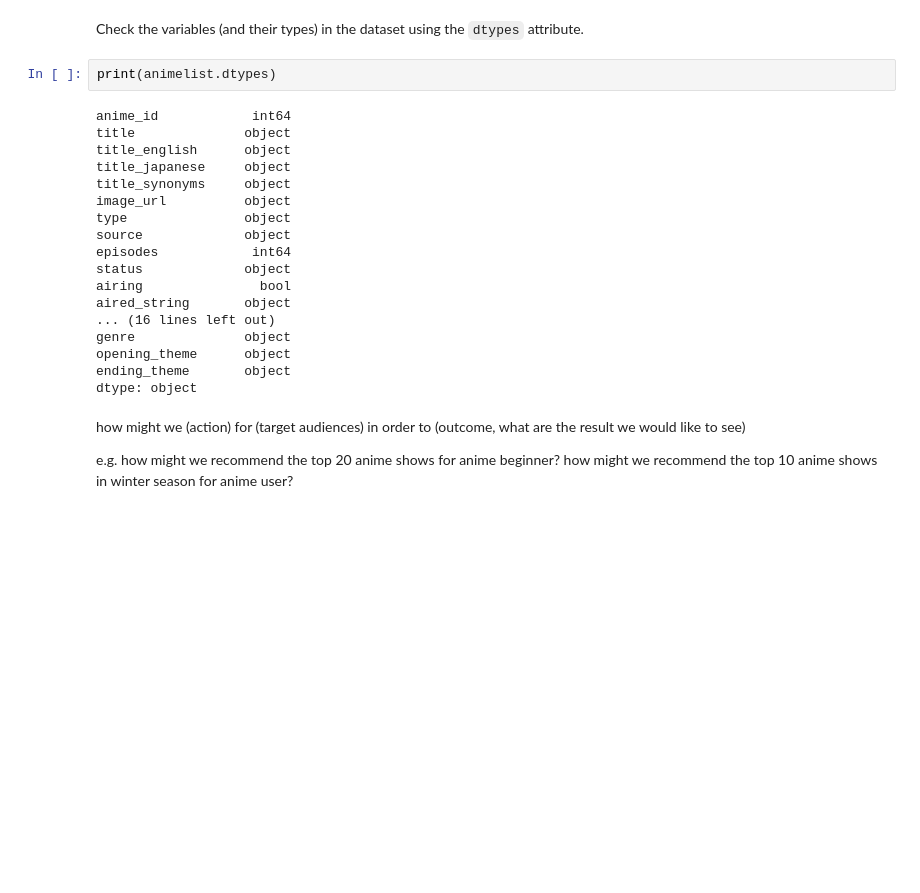
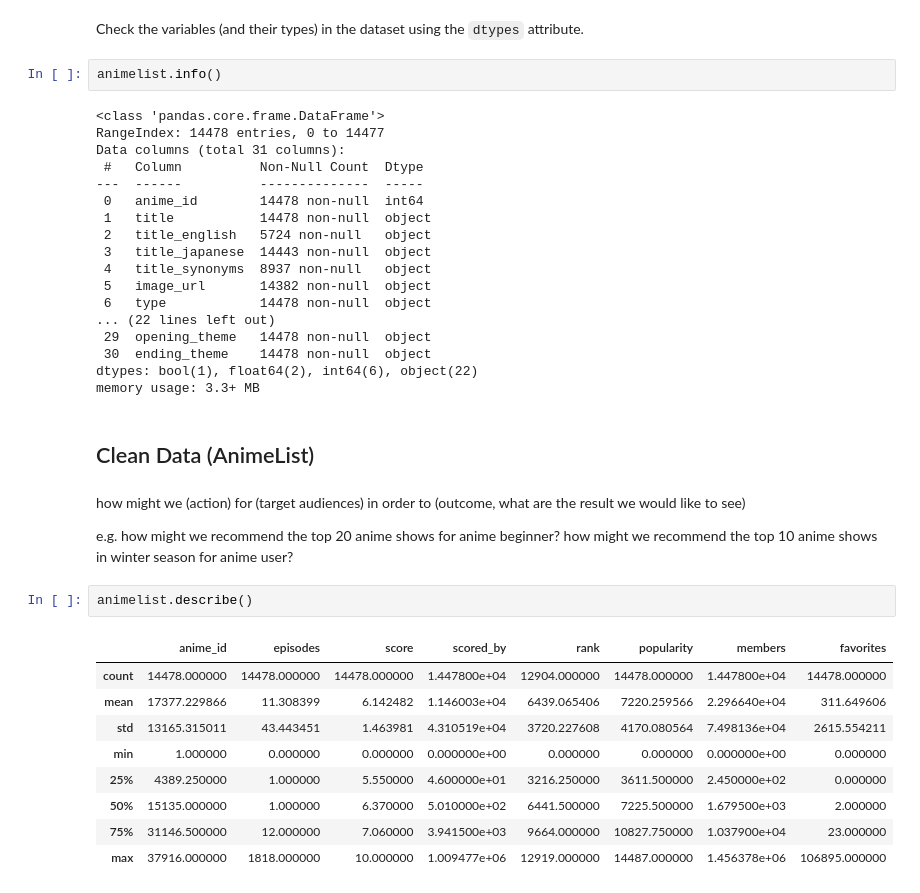
Before and after one commit to TanGuiShan/mini_project, a Jupyter notebook: Data import.ipynb, the cells around one changed output. Saved outputs shown, nothing was run; the diff lists cells and outputs as text; blank space fills up the shorter version.

```diff
--- a/Data import.ipynb
+++ b/Data import.ipynb
@@ -155,28 +154,42 @@ Data dims :  (14478, 31)
 # %% [markdown]
 Check the variables (and their types) in the dataset using the `dtypes` attribute.
 # %%
-print(animelist.dtypes)
+animelist.info()
 # %% [output]
-anime_id            int64
-title              object
-title_english      object
-title_japanese     object
-title_synonyms     object
-image_url          object
-type               object
-source             object
-episodes            int64
-status             object
-airing               bool
-aired_string       object
-... (16 lines left out)
-genre              object
-opening_theme      object
-ending_theme       object
-dtype: object
+<class 'pandas.core.frame.DataFrame'>
+RangeIndex: 14478 entries, 0 to 14477
+Data columns (total 31 columns):
+ #   Column          Non-Null Count  Dtype
+---  ------          --------------  -----
+ 0   anime_id        14478 non-null  int64
+ 1   title           14478 non-null  object
+ 2   title_english   5724 non-null   object
+ 3   title_japanese  14443 non-null  object
+ 4   title_synonyms  8937 non-null   object
+ 5   image_url       14382 non-null  object
+ 6   type            14478 non-null  object
+... (22 lines left out)
+ 29  opening_theme   14478 non-null  object
+ 30  ending_theme    14478 non-null  object
+dtypes: bool(1), float64(2), int64(6), object(22)
+memory usage: 3.3+ MB
+# %% [markdown]
+## Clean Data (AnimeList)
 # %% [markdown]
 how might we (action) for (target audiences) in order to (outcome, what are the result we would like to see)
 
 e.g.
 how might we recommend the top 20 anime shows for anime beginner?
 how might we recommend the top 10 anime shows in winter season for anime user?
+# %%
+animelist.describe()
+# %% [output]
+|  | anime_id | episodes | score | scored_by | rank | popularity | members | favorites |
+| count | 14478.000000 | 14478.000000 | 14478.000000 | 1.447800e+04 | 12904.000000 | 14478.000000 | 1.447800e+04 | 14478.000000 |
+| mean | 17377.229866 | 11.308399 | 6.142482 | 1.146003e+04 | 6439.065406 | 7220.259566 | 2.296640e+04 | 311.649606 |
+| std | 13165.315011 | 43.443451 | 1.463981 | 4.310519e+04 | 3720.227608 | 4170.080564 | 7.498136e+04 | 2615.554211 |
+| min | 1.000000 | 0.000000 | 0.000000 | 0.000000e+00 | 0.000000 | 0.000000 | 0.000000e+00 | 0.000000 |
+| 25% | 4389.250000 | 1.000000 | 5.550000 | 4.600000e+01 | 3216.250000 | 3611.500000 | 2.450000e+02 | 0.000000 |
+| 50% | 15135.000000 | 1.000000 | 6.370000 | 5.010000e+02 | 6441.500000 | 7225.500000 | 1.679500e+03 | 2.000000 |
+| 75% | 31146.500000 | 12.000000 | 7.060000 | 3.941500e+03 | 9664.000000 | 10827.750000 | 1.037900e+04 | 23.000000 |
+| max | 37916.000000 | 1818.000000 | 10.000000 | 1.009477e+06 | 12919.000000 | 14487.000000 | 1.456378e+06 | 106895.000000 |
```
Also changed, not shown: parts of 27 cells of this notebook.
